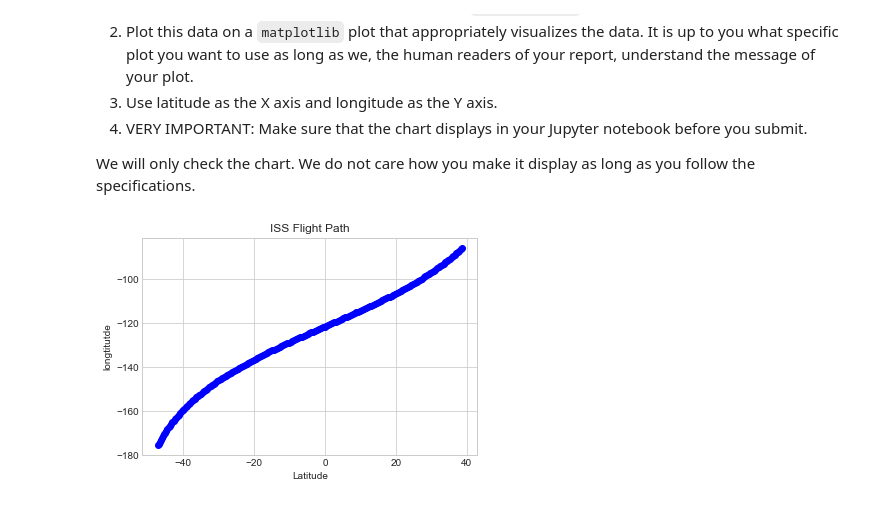
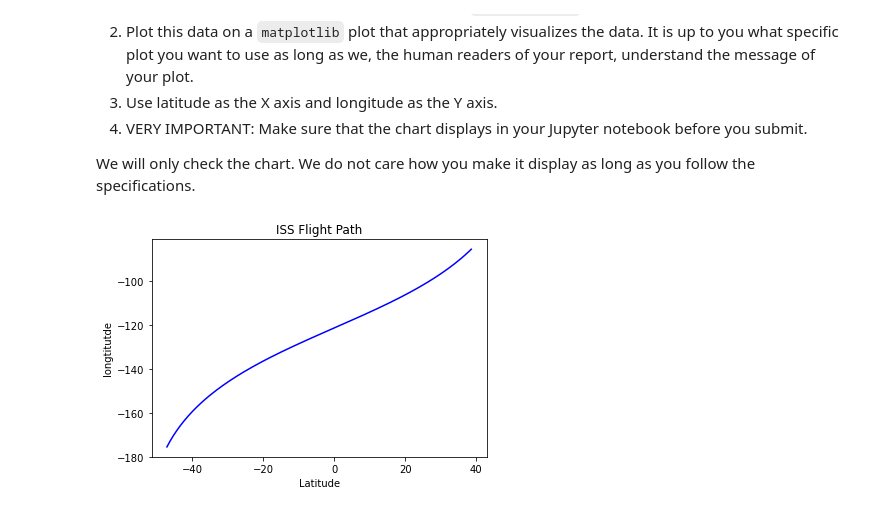
Before and after one commit to Alecxeris/Assignments, a Jupyter notebook: 204079_PORRAS_SHAN_LIBRARIES.ipynb, the cells around one changed output. Drawn from its saved outputs; the diff is of its cells as text; code cells hidden in the pictures.

Commit message:
Updated Flight Path Graph

```diff
--- a/204079_PORRAS_SHAN_LIBRARIES.ipynb
+++ b/204079_PORRAS_SHAN_LIBRARIES.ipynb
@@ -267,28 +267,28 @@ We will only check the chart. We do not care how you make it display as long as
 # %%
 # CODE CELL
 
 # CODE START
 %matplotlib inline
 #Load json data
 data = {}
 f = open('iss-data.json','r')
 data = json.load(f)
 f.close()
 #set lists
 x = []#latitude
 y = []#longtitude
 
 for i in range(0,len(data)):
     x.append(float(data[i]['iss_position']['latitude']))
 for j in range(0,len(data)):
     y.append(float(data[j]['iss_position']['longitude']))
 
-plt.plot(x,y,'bo')
+plt.plot(x,y,'b')
 plt.xlabel('Latitude')
 plt.ylabel('longtitutde')
 plt.title('ISS Flight Path')
 plt.show()
 
 # CODE END
 # %% [output]
-[figure, old version]
+[figure, new version]
```
